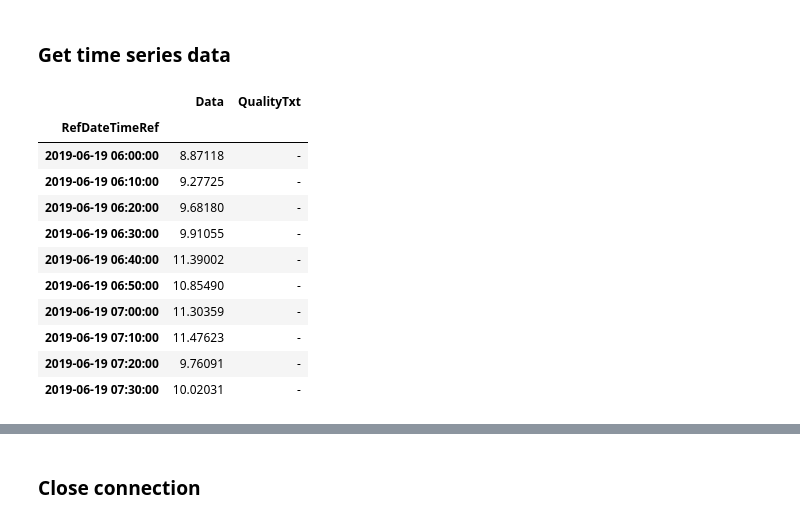
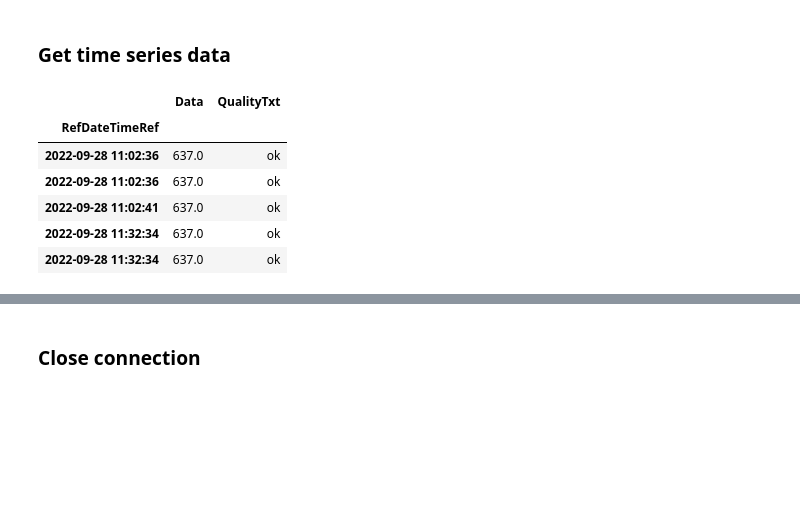
Before and after one commit to DHI/watobs, a Jupyter notebook: notebooks/DIMSFARM_example.ipynb, the cells around one changed output, grey strips where cells are left out. Cells and saved outputs as stored; diff of their text form; code cells hidden in the pictures; blank space fills up the shorter version.

```diff
--- a/notebooks/DIMSFARM_example.ipynb
+++ b/notebooks/DIMSFARM_example.ipynb
@@ -49,29 +32,19 @@ dfr.time_series_metadata
 # %% [markdown]
 ### Get time series data
 # %%
-time_series = "TNWB_wind_RVO-FUGRO_unfiltered_WS-130"
-range_start="2015-03-24T10:16:45.034Z"
-range_end="2023-03-24T10:16:45.034Z"
+data = dfr.get_data(
+    time_series_id="testapi.insert",
+    start="2015-03-24T10:16:45.034Z",
+    end="2023-03-24T10:16:45.034Z",
+    limit=5,
+    ascending=True
+)
+data
+# %% [output]
+|  | Data | QualityTxt |
+| RefDateTimeRef |  |  |
+| 2022-09-28 11:02:36 | 637.0 | ok |
+| 2022-09-28 11:02:36 | 637.0 | ok |
+| 2022-09-28 11:02:41 | 637.0 | ok |
+| 2022-09-28 11:32:34 | 637.0 | ok |
+| 2022-09-28 11:32:34 | 637.0 | ok |
-# %%
-data = dfr.get_data(
-    time_series,
-    iso8601_timestamp=False,
-    range_start=range_start,
-    range_end=range_end,
-    limit_row_count=10,  # 0 for no limit (default)
-    ascending=True, # True for ascending (default), False for descending
-)
-data
-# %% [output]
-|  | Data | QualityTxt |
-| RefDateTimeRef |  |  |
-| 2019-06-19 06:00:00 | 8.87118 | - |
-| 2019-06-19 06:10:00 | 9.27725 | - |
-| 2019-06-19 06:20:00 | 9.68180 | - |
-| 2019-06-19 06:30:00 | 9.91055 | - |
-| 2019-06-19 06:40:00 | 11.39002 | - |
-| 2019-06-19 06:50:00 | 10.85490 | - |
-| 2019-06-19 07:00:00 | 11.30359 | - |
-| 2019-06-19 07:10:00 | 11.47623 | - |
-| 2019-06-19 07:20:00 | 9.76091 | - |
-| 2019-06-19 07:30:00 | 10.02031 | - |
```
Also changed, not shown: parts of 17 cells of this notebook.
